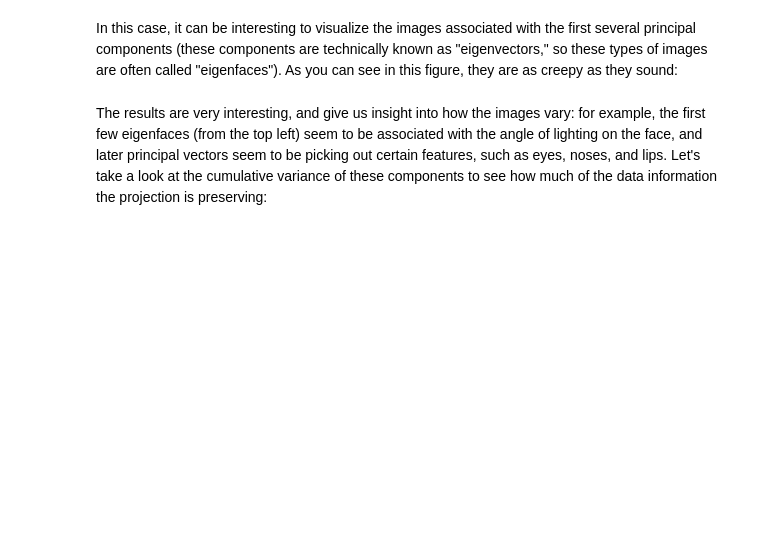
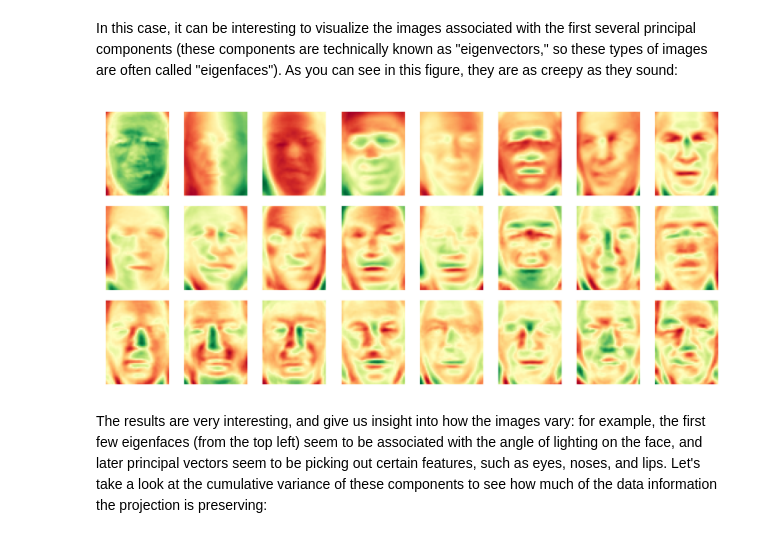
Before and after one commit to swnesbitt/ATMS-523-Module-4, a Jupyter notebook: M04N04_05.09-Principal-Component-Analysis.ipynb, the cells around one changed output. Cells and saved outputs as stored; diff of their text form; code cells hidden in the pictures; blank space fills up the shorter version.

```diff
--- a/M04N04_05.09-Principal-Component-Analysis.ipynb
+++ b/M04N04_05.09-Principal-Component-Analysis.ipynb
@@ -272,9 +302,11 @@ As you can see in this figure, they are as creepy as they sound:
 # %%
 fig, axes = plt.subplots(3, 8, figsize=(9, 4),
                          subplot_kw={'xticks':[], 'yticks':[]},
                          gridspec_kw=dict(hspace=0.1, wspace=0.1))
 for i, ax in enumerate(axes.flat):
-    ax.imshow(pca.components_[i].reshape(62, 47), cmap='bone')
+    ax.imshow(pca.components_[i].reshape(62, 47), cmap='RdYlGn')
+# %% [output]
+[figure, added]
 # %% [markdown]
 The results are very interesting, and give us insight into how the images vary: for example, the first few eigenfaces (from the top left) seem to be associated with the angle of lighting on the face, and later principal vectors seem to be picking out certain features, such as eyes, noses, and lips.
 Let's take a look at the cumulative variance of these components to see how much of the data information the projection is preserving:
```
Also changed, not shown: parts of 15 cells of this notebook, 2 other files.
